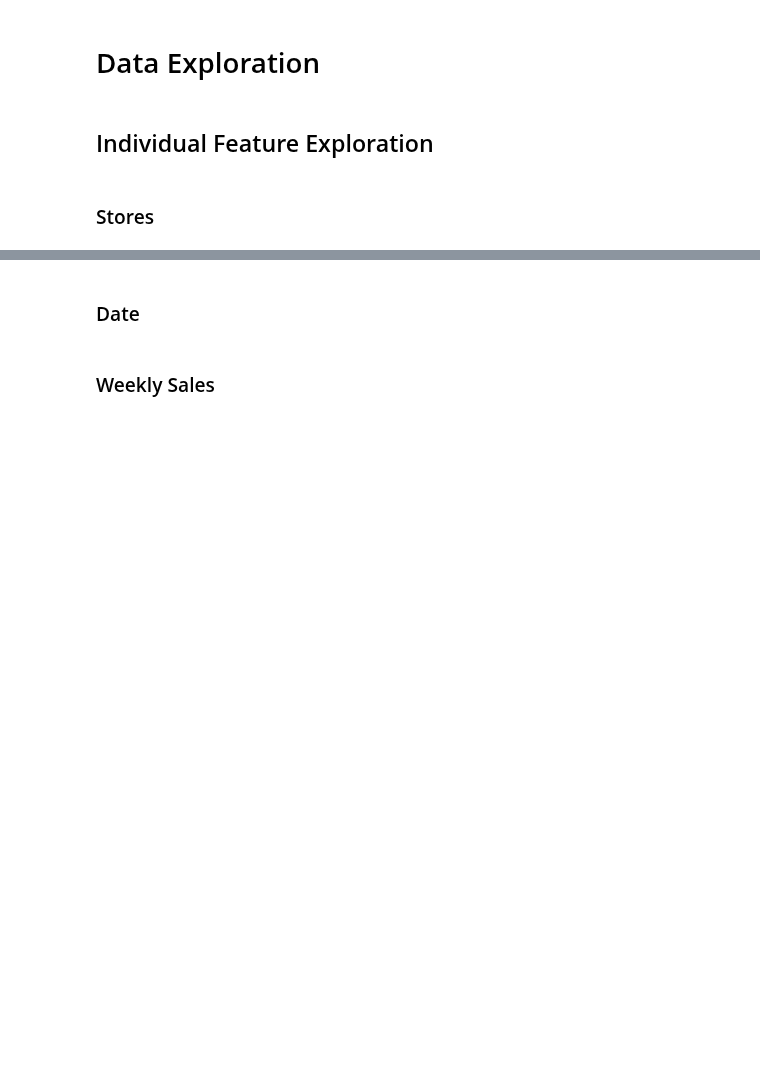
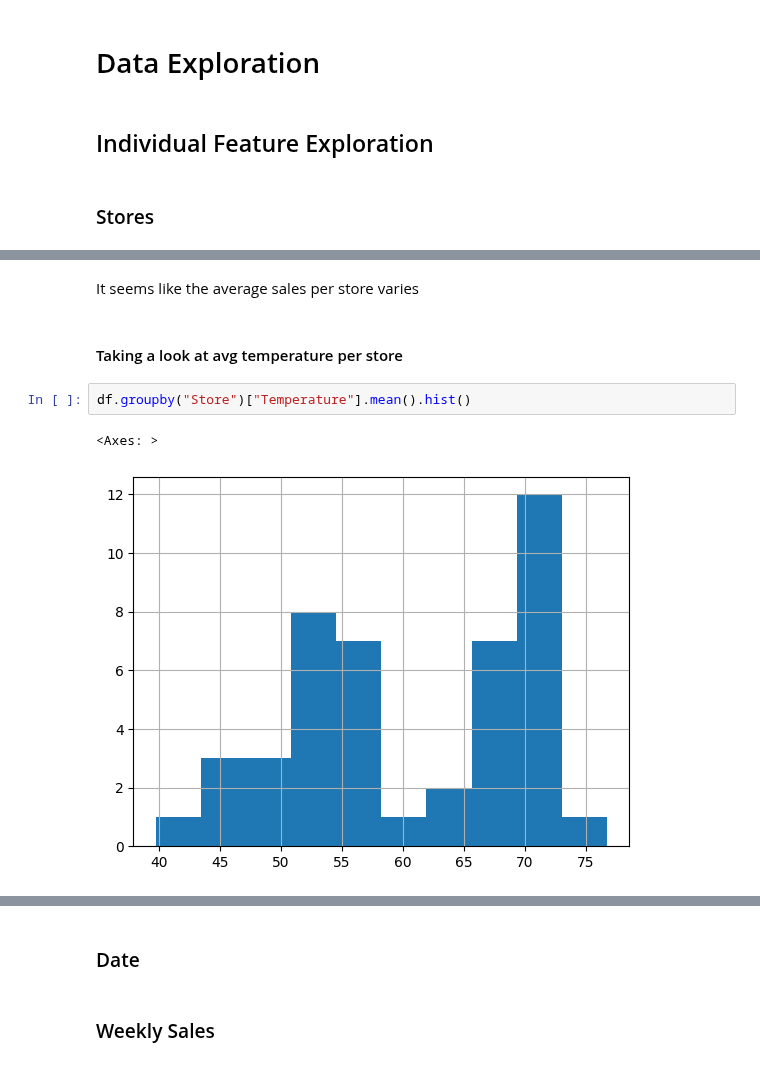
Before and after one commit to ChrisPerezLebron/CMSC320Project, a Jupyter notebook: main.ipynb, the cells around one changed output, grey strips where cells are left out. Drawn from its saved outputs; the diff is of its cells as text; blank space fills up the shorter version.

```diff
--- a/main.ipynb
+++ b/main.ipynb
@@ -26,0 +52,9 @@ df.head()
+# %% [markdown]
+It seems like the average sales per store varies
+# %% [markdown]
+#### Taking a look at avg temperature per store
+# %%
+df.groupby("Store")["Temperature"].mean().hist()
+# %% [output]
+<Axes: >
+[figure, added]
```
Also changed, not shown: parts of 32 cells of this notebook.
